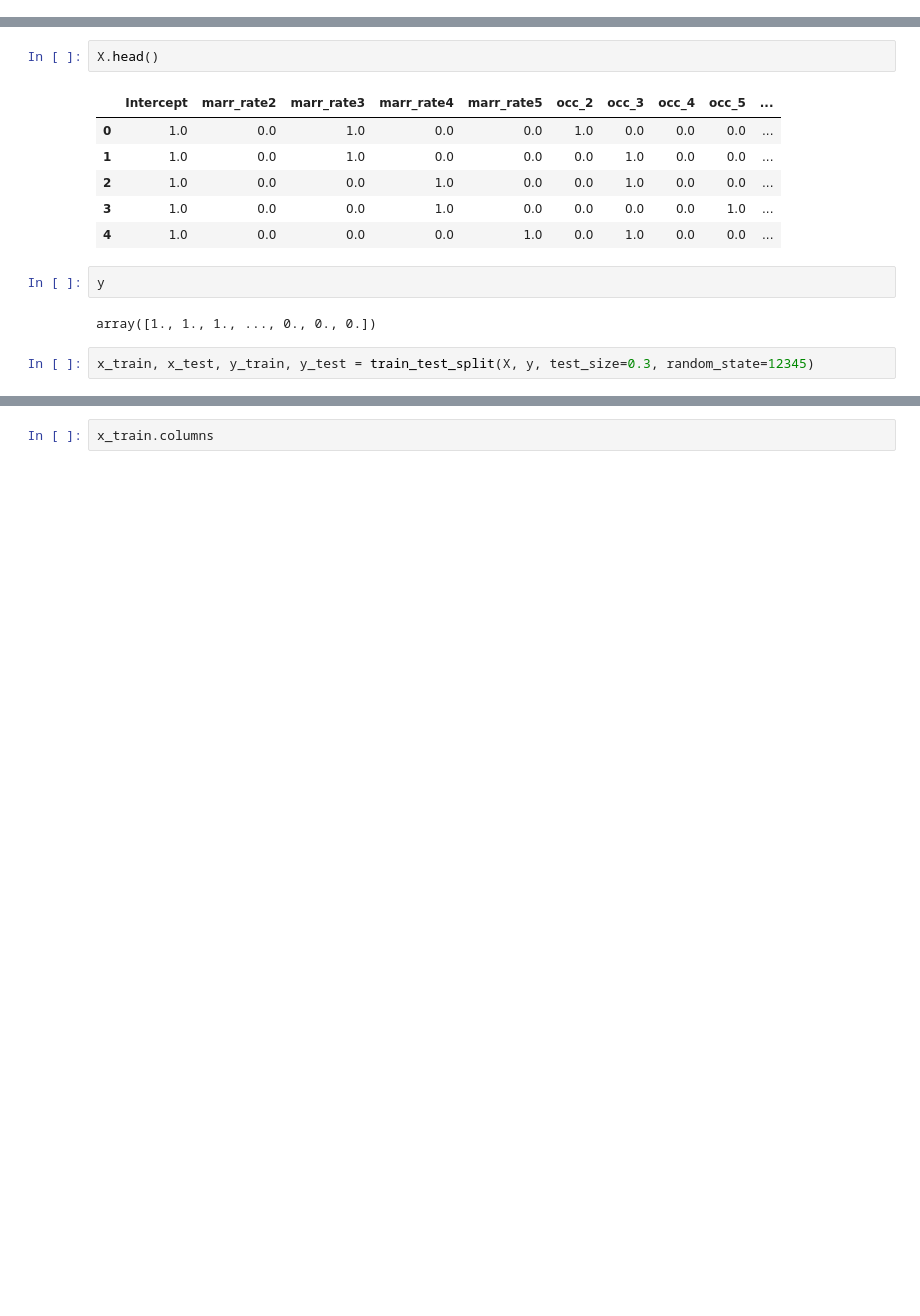
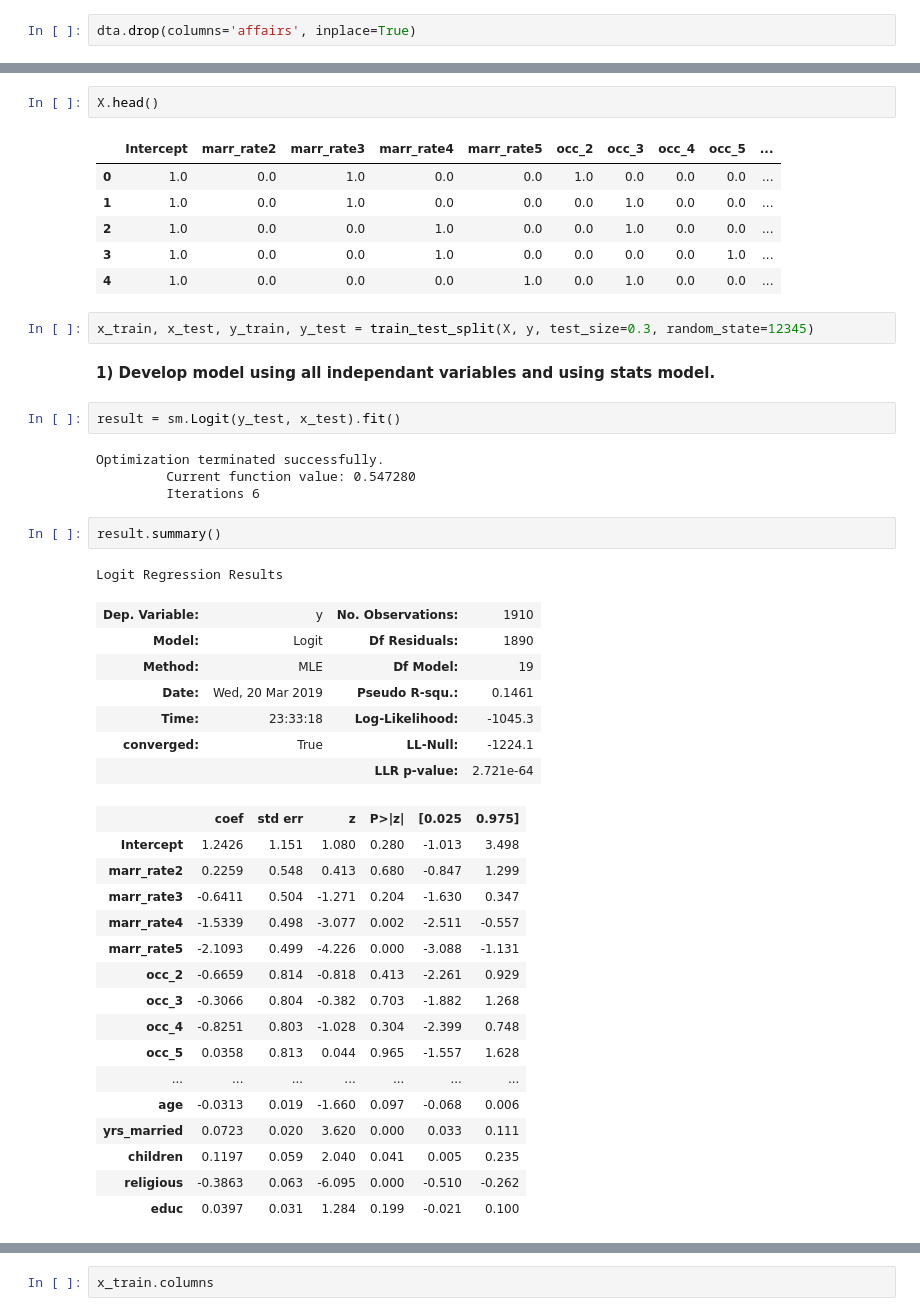
Before and after one commit to GauravKodmalwar/DataScienceAcadGildPythonAssignment12, a Jupyter notebook: Assignment12.ipynb, the cells around one changed output, grey strips where cells are left out. Drawn from its saved outputs; the diff is of its cells as text; blank space fills up the shorter version.

```diff
--- a/Assignment12.ipynb
+++ b/Assignment12.ipynb
@@ -63,0 +68,2 @@ dta.groupby('affair').describe()
+# %%
+dta.drop(columns='affairs', inplace=True)
@@ -123,9 +167,40 @@ X.head()
 | 2 | 1.0 | 0.0 | 0.0 | 1.0 | 0.0 | 0.0 | 1.0 | 0.0 | 0.0 | ... |
 | 3 | 1.0 | 0.0 | 0.0 | 1.0 | 0.0 | 0.0 | 0.0 | 0.0 | 1.0 | ... |
 | 4 | 1.0 | 0.0 | 0.0 | 0.0 | 1.0 | 0.0 | 1.0 | 0.0 | 0.0 | ... |
-# %%
-y
-# %% [output]
-array([1., 1., 1., ..., 0., 0., 0.])
 # %%
 x_train, x_test, y_train, y_test = train_test_split(X, y, test_size=0.3, random_state=12345)
+# %% [markdown]
+<b> 1) Develop model using all independant variables and using stats model. </b>
+# %%
+result = sm.Logit(y_test, x_test).fit()
+# %% [output]
+Optimization terminated successfully.
+         Current function value: 0.547280
+         Iterations 6
+# %%
+result.summary()
+# %% [output]
+Logit Regression Results
+| Dep. Variable: | y | No. Observations: | 1910 |
+| Model: | Logit | Df Residuals: | 1890 |
+| Method: | MLE | Df Model: | 19 |
+| Date: | Wed, 20 Mar 2019 | Pseudo R-squ.: | 0.1461 |
+| Time: | 23:33:18 | Log-Likelihood: | -1045.3 |
+| converged: | True | LL-Null: | -1224.1 |
+|  |  | LLR p-value: | 2.721e-64 |
+|  | coef | std err | z | P>|z| | [0.025 | 0.975] |
+| Intercept | 1.2426 | 1.151 | 1.080 | 0.280 | -1.013 | 3.498 |
+| marr_rate2 | 0.2259 | 0.548 | 0.413 | 0.680 | -0.847 | 1.299 |
+| marr_rate3 | -0.6411 | 0.504 | -1.271 | 0.204 | -1.630 | 0.347 |
+| marr_rate4 | -1.5339 | 0.498 | -3.077 | 0.002 | -2.511 | -0.557 |
+| marr_rate5 | -2.1093 | 0.499 | -4.226 | 0.000 | -3.088 | -1.131 |
+| occ_2 | -0.6659 | 0.814 | -0.818 | 0.413 | -2.261 | 0.929 |
+| occ_3 | -0.3066 | 0.804 | -0.382 | 0.703 | -1.882 | 1.268 |
+| occ_4 | -0.8251 | 0.803 | -1.028 | 0.304 | -2.399 | 0.748 |
+| occ_5 | 0.0358 | 0.813 | 0.044 | 0.965 | -1.557 | 1.628 |
+| ... | ... | ... | ... | ... | ... | ... |
+| age | -0.0313 | 0.019 | -1.660 | 0.097 | -0.068 | 0.006 |
+| yrs_married | 0.0723 | 0.020 | 3.620 | 0.000 | 0.033 | 0.111 |
+| children | 0.1197 | 0.059 | 2.040 | 0.041 | 0.005 | 0.235 |
+| religious | -0.3863 | 0.063 | -6.095 | 0.000 | -0.510 | -0.262 |
+| educ | 0.0397 | 0.031 | 1.284 | 0.199 | -0.021 | 0.100 |
```
Also changed, not shown: parts of 46 cells of this notebook.
